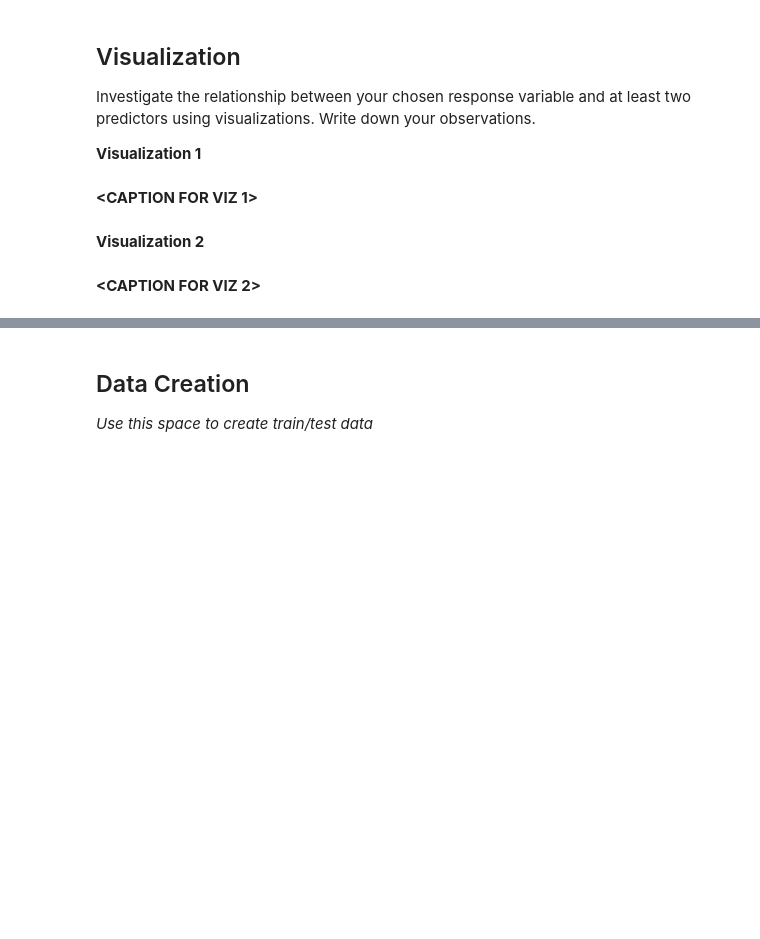
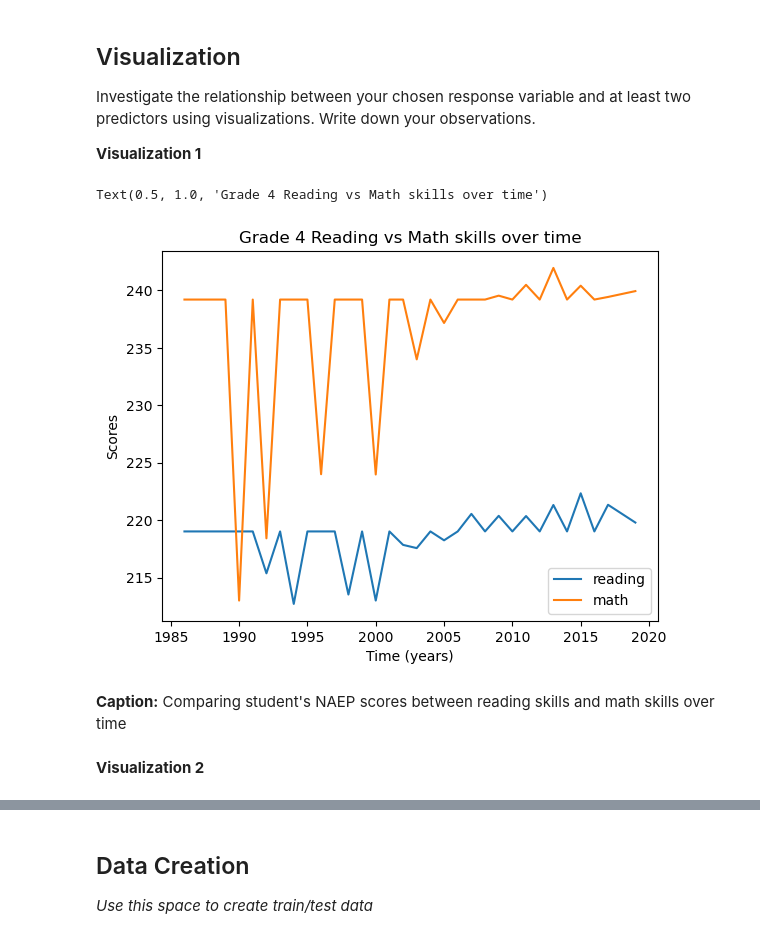
Before and after one commit to buqhek/MDST-Tutorial, a Jupyter notebook: tutorial1/checkpoint1.ipynb, the cells around one changed output, grey strips where cells are left out. Saved outputs shown, nothing was run; the diff lists cells and outputs as text; code cells hidden in the pictures; blank space fills up the shorter version.

```diff
--- a/tutorial1/checkpoint1.ipynb
+++ b/tutorial1/checkpoint1.ipynb
@@ -129,9 +134,28 @@ Feature engineering justification: **<BRIEFLY DESCRIBE WHY YOU MADE THE CHANGES
 Investigate the relationship between your chosen response variable and at least two predictors using visualizations. Write down your observations.
 
 **Visualization 1**
-# %% [markdown]
-**<CAPTION FOR VIZ 1>**
+# %%
+# Combine reading & math score based on year
+reading = education.groupby('YEAR')['AVG_READING_4_SCORE'].mean()
+math = education.groupby('YEAR')['AVG_MATH_4_SCORE'].mean()
+
+# Fill in missing data with the median for closest 'fixing'
+reading.fillna(reading_time.median(),inplace = True)
+math.fillna(math.median(),inplace = True)
+
+# plot
+reading.plot(label = "reading")
+math.plot(label = "math")
+
+# Add finishing touches
+plt.legend()
+plt.xlabel('Time (years)')
+plt.ylabel('Scores')
+plt.title('Grade 4 Reading vs Math skills over time')
+# %% [output]
+Text(0.5, 1.0, 'Grade 4 Reading vs Math skills over time')
+[figure, added]
+# %% [markdown]
+**Caption:** Comparing student's NAEP scores between reading skills and math skills over time
 # %% [markdown]
 **Visualization 2**
-# %% [markdown]
-**<CAPTION FOR VIZ 2>**
```
Also changed, not shown: parts of 23 cells of this notebook.
